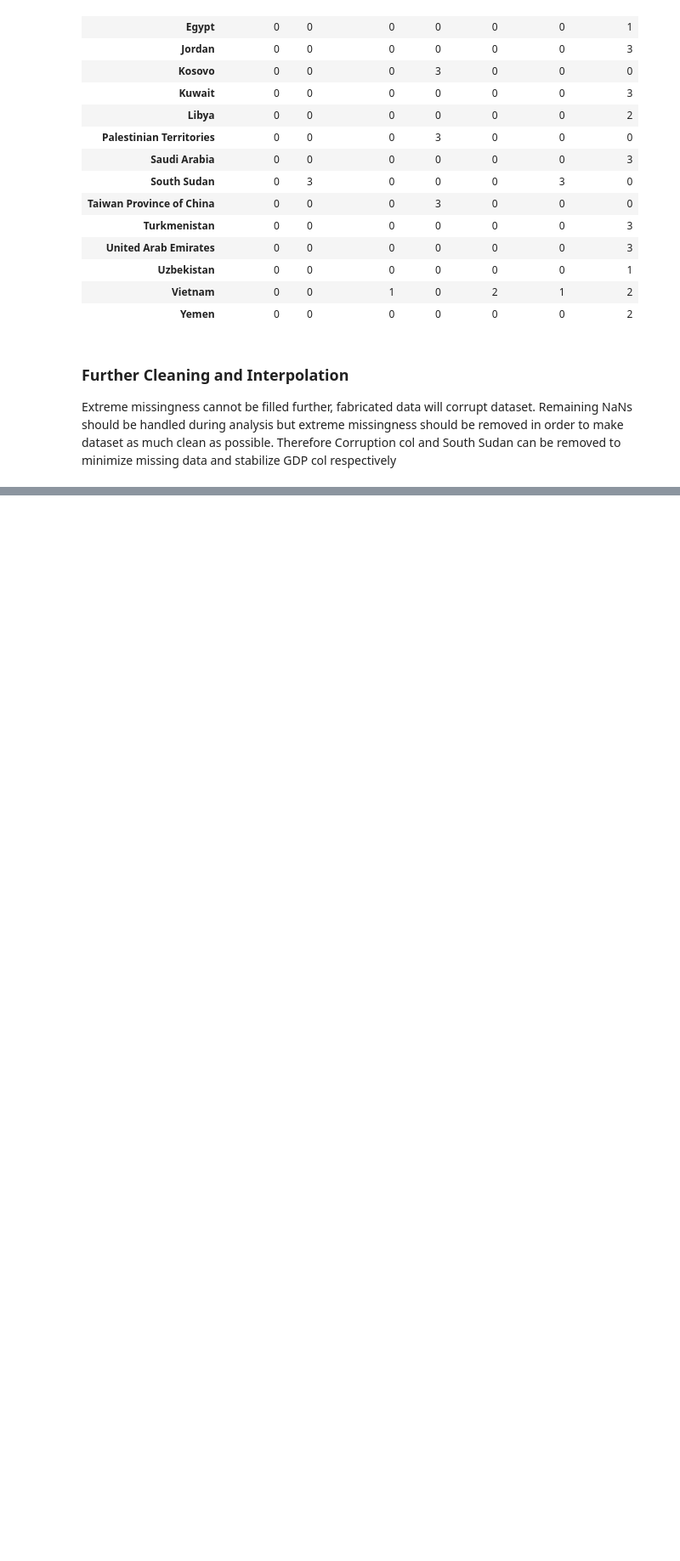
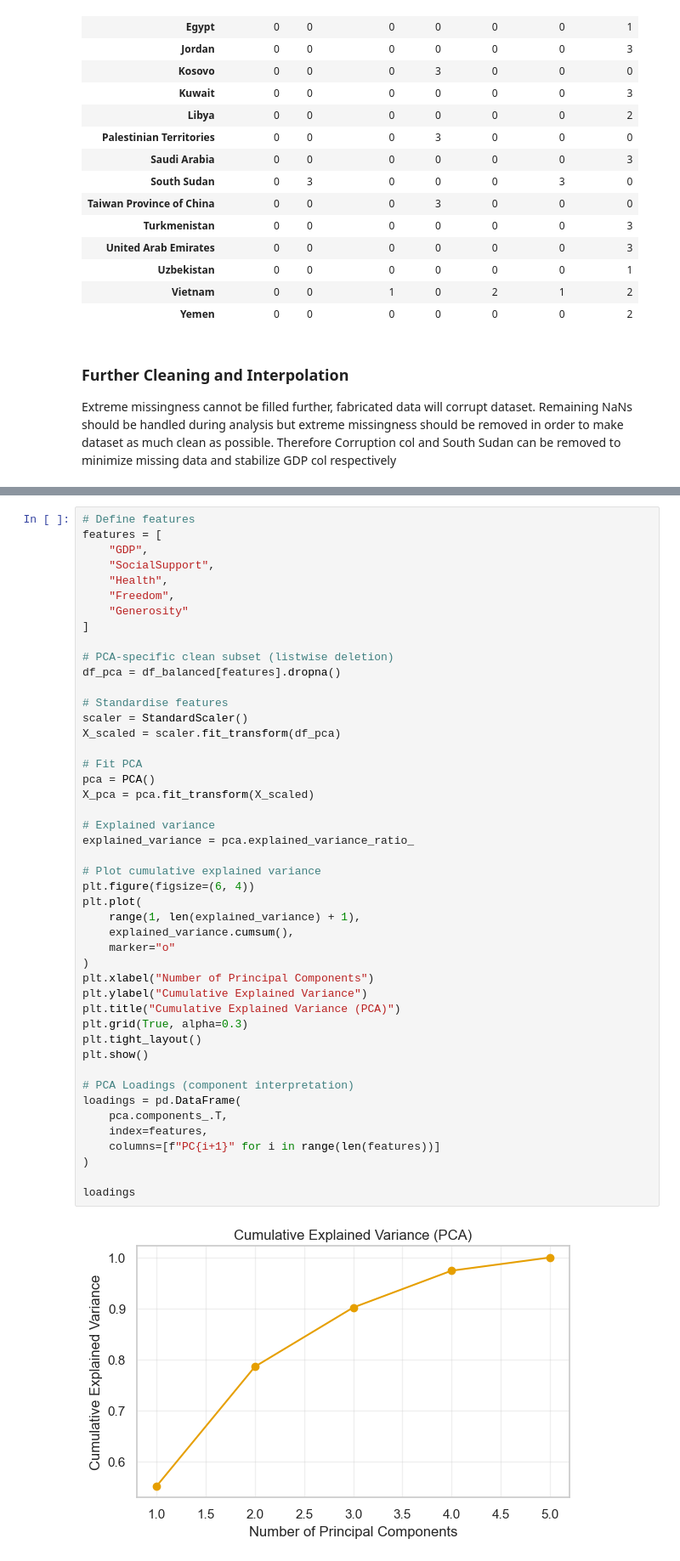
Before and after one commit to baxasd/DVCW, a Jupyter notebook: Z22590018.ipynb, the cells around one changed output, grey strips where cells are left out. Shown: that part at 85% size. Saved outputs shown, nothing was run; the diff lists cells and outputs as text; blank space fills up the shorter version.

```diff
--- a/Z22590018.ipynb
+++ b/Z22590018.ipynb
@@ -222,0 +362,48 @@ Final dataset saved successfully...
+# %%
+# Define features
+features = [
+    "GDP",
+    "SocialSupport",
+    "Health",
+    "Freedom",
+    "Generosity"
+]
+
+# PCA-specific clean subset (listwise deletion)
+df_pca = df_balanced[features].dropna()
+
+# Standardise features
+scaler = StandardScaler()
+X_scaled = scaler.fit_transform(df_pca)
+
+# Fit PCA
+pca = PCA()
+X_pca = pca.fit_transform(X_scaled)
+
+# Explained variance
+explained_variance = pca.explained_variance_ratio_
+
+# Plot cumulative explained variance
+plt.figure(figsize=(6, 4))
+plt.plot(
+    range(1, len(explained_variance) + 1),
+    explained_variance.cumsum(),
+    marker="o"
+)
+plt.xlabel("Number of Principal Components")
+plt.ylabel("Cumulative Explained Variance")
+plt.title("Cumulative Explained Variance (PCA)")
+plt.grid(True, alpha=0.3)
+plt.tight_layout()
+plt.show()
+
+# PCA Loadings (component interpretation)
+loadings = pd.DataFrame(
+    pca.components_.T,
+    index=features,
+    columns=[f"PC{i+1}" for i in range(len(features))]
+)
+
+loadings
+# %% [output]
+[figure, added]
```
Also changed, not shown: parts of 27 cells of this notebook, 15 other files.
